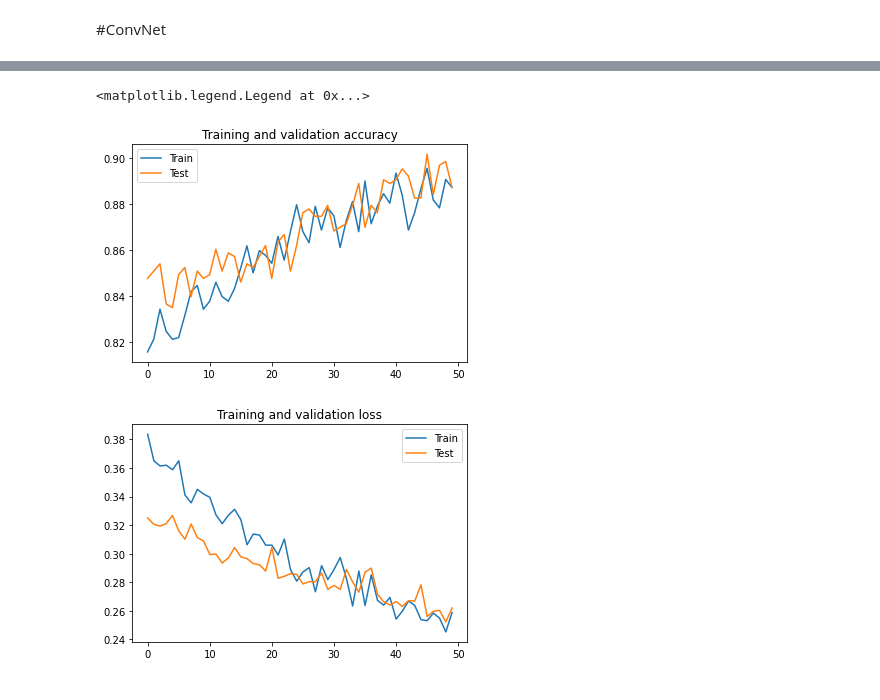
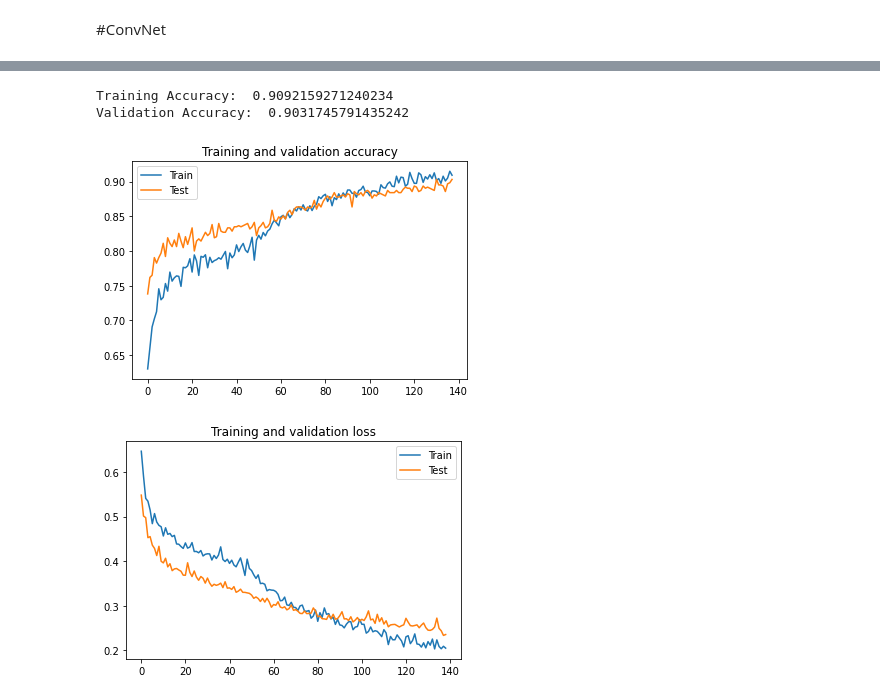
Before and after one commit to kksuresh25/Otoscope-Automation-and-Enhancement, a Jupyter notebook: otoai_classifier_vgg_convnet_finetuned_improved.ipynb, the cells around one changed output, grey strips where cells are left out. Drawn from its saved outputs; the diff is of its cells as text; code cells hidden in the pictures.

```diff
--- a/otoai_classifier_vgg_convnet_finetuned_improved.ipynb
+++ b/otoai_classifier_vgg_convnet_finetuned_improved.ipynb
@@ -172,13 +184,23 @@ model.compile(loss='binary_crossentropy',
                   momentum=0.9),
               metrics=['acc'])
 # %%
-## train network
+## train network (after warm up)
+
+from keras.callbacks import ModelCheckpoint
+
+# callback for saving best model
+filepath = "/content/drive/My Drive/Senior Design/vgg_finetuned_models/saved-model-{epoch:02d}-{val_acc:.2f}.hdf5"
+checkpoint = ModelCheckpoint(filepath, monitor='val_acc', verbose=1, save_best_only=False, mode='max')
+callbacks_list = [checkpoint]
+
+# train network
 with tf.device('/device:GPU:0'):
   history = model.fit_generator(
         train_generator,
         steps_per_epoch=49,
-        epochs=50,
+        epochs=100,
         validation_data=validation_generator,
         validation_steps=21,
+        callbacks=callbacks_list,
         verbose=2)
 # %% [output]
@@ -202,34 +224,46 @@ Epoch 50/50
 # %%
 %matplotlib inline
 import matplotlib.pyplot as plt
 
 # Retrieve a list of accuracy results on training and validation data
 # sets for each training epoch
-acc_1 = history.history['acc']
-val_acc_1 = history.history['val_acc']
+acc_2 = history.history['acc']
+val_acc_2 = history.history['val_acc']
 
 # Retrieve a list of list results on training and validation data
 # sets for each training epoch
-loss_1 = history.history['loss']
-val_loss_1 = history.history['val_loss']
+loss_2 = history.history['loss']
+val_loss_2 = history.history['val_loss']
+
+# concatenate accuracy and loss from two rounds of training
+
+acc = acc_1 + acc_2
+val_acc = val_acc_1 + val_acc_2
+loss = loss_1 + loss_2
+val_loss = val_loss_1 + val_loss_2
 
 # Get number of epochs
 epochs = range(len(acc))
 
 # Plot training and validation accuracy per epoch
-plt.plot(epochs, acc_1, label='Train')
-plt.plot(epochs, val_acc_1, label='Test')
+plt.plot(epochs[0:138], acc[0:138], label='Train')
+plt.plot(epochs[0:138], val_acc[0:138], label='Test')
 plt.title('Training and validation accuracy')
 plt.legend()
 
 plt.figure()
 
 # Plot training and validation loss per epoch
-plt.plot(epochs, loss_1, label='Train')
-plt.plot(epochs, val_loss_1,label='Test')
+plt.plot(epochs[0:139], loss[0:139], label='Train')
+plt.plot(epochs[0:139], val_loss[0:139],label='Test')
 plt.title('Training and validation loss')
 plt.legend()
+
+
+print('Training Accuracy: ', acc[137])
+print('Validation Accuracy: ', val_acc[137])
 # %% [output]
-<matplotlib.legend.Legend at 0x...>
+Training Accuracy:  0.9092159271240234
+Validation Accuracy:  0.9031745791435242
-[figure, old version]
+[figure, new version]
-[figure, old version]
+[figure, new version]
```
Also changed, not shown: parts of 5 cells of this notebook.
